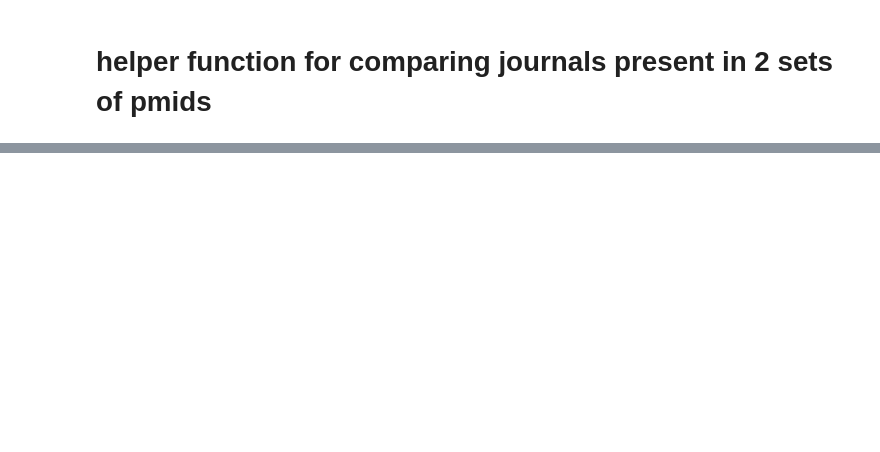
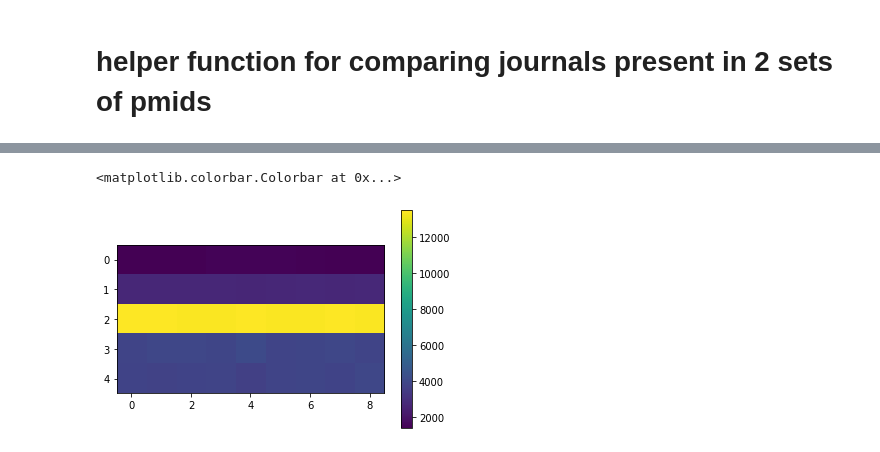
Before and after one commit to brendanchambers/attention_wildfires, a Jupyter notebook: research_dynamics/dynamics_v1/check1975.ipynb, the cells around one changed output, grey strips where cells are left out. Cells and saved outputs as stored; diff of their text form; code cells hidden in the pictures; blank space fills up the shorter version.

```diff
--- a/research_dynamics/dynamics_v1/check1975.ipynb
+++ b/research_dynamics/dynamics_v1/check1975.ipynb
@@ -592,0 +600,19 @@ journal,               count1, count2
+# %%
+# get score between sample_pmids
+
+N_years = end_year - start_year # number of adjacent year pairs
+scores = np.zeros( (N_years, N_samplesets_per_year**2) )
+
+for i_year,year in enumerate(range(start_year, end_year)):  # stop at end_year-1
+    print(i_year, year)
+
+    sample_counter = 0
+    for i_sample in range(N_samplesets_per_year):
+        sample_pmids1 = D_sample_pmids[year][i_sample]
+
+        for j_sample in range(N_samplesets_per_year):
+            sample_pmids2 = D_sample_pmids[year+1][j_sample]
+
+            scores[i_year, sample_counter] = compare_journal_difference(sample_pmids1, sample_pmids2)
+            sample_counter += 1
+print(np.shape(scores))
@@ -592,0 +637,7 @@ journal,               count1, count2
+# %%
+plt.figure()
+plt.imshow(scores)
+plt.colorbar()
+# %% [output]
+<matplotlib.colorbar.Colorbar at 0x...>
+[figure, added]
```
Also changed, not shown: parts of 8 cells of this notebook, 2 other files.
